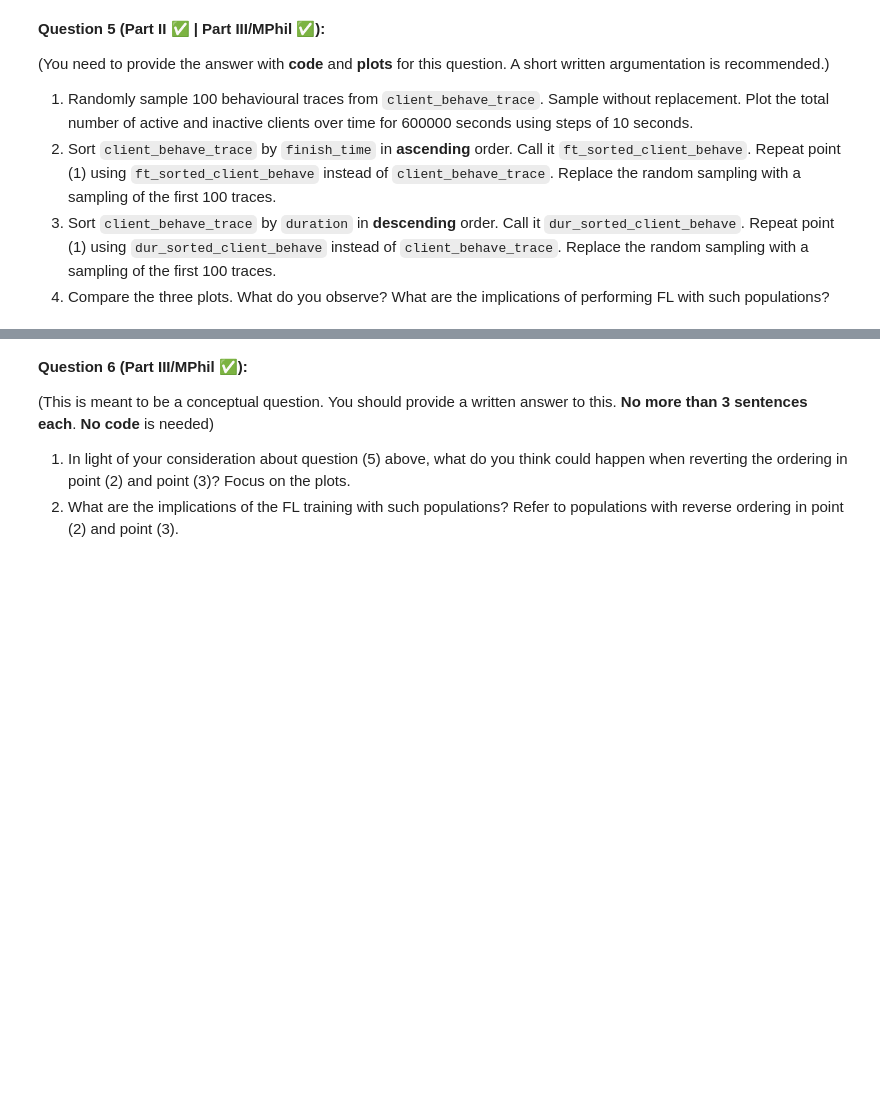
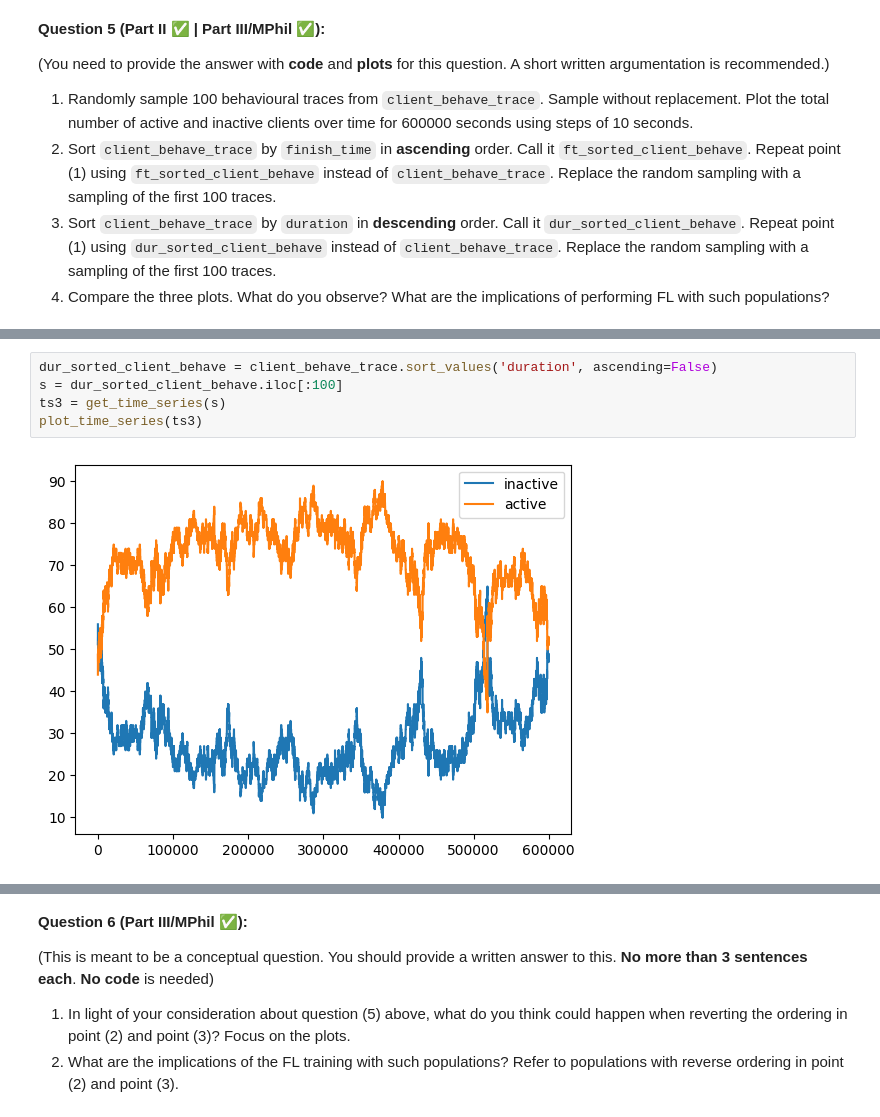
Before and after one commit to satnavpt/L361-Federated-Learning, a Jupyter notebook: L361_Lab_3_Devices_Heterogeneity.ipynb, the cells around one changed output, grey strips where cells are left out. Cells and saved outputs as stored; diff of their text form; blank space fills up the shorter version.

```diff
--- a/L361_Lab_3_Devices_Heterogeneity.ipynb
+++ b/L361_Lab_3_Devices_Heterogeneity.ipynb
@@ -490,0 +592,7 @@ plt.show()
+# %%
+dur_sorted_client_behave = client_behave_trace.sort_values('duration', ascending=False)
+s = dur_sorted_client_behave.iloc[:100]
+ts3 = get_time_series(s)
+plot_time_series(ts3)
+# %% [output]
+[figure, added]
```
Also changed, not shown: parts of 29 cells of this notebook.
